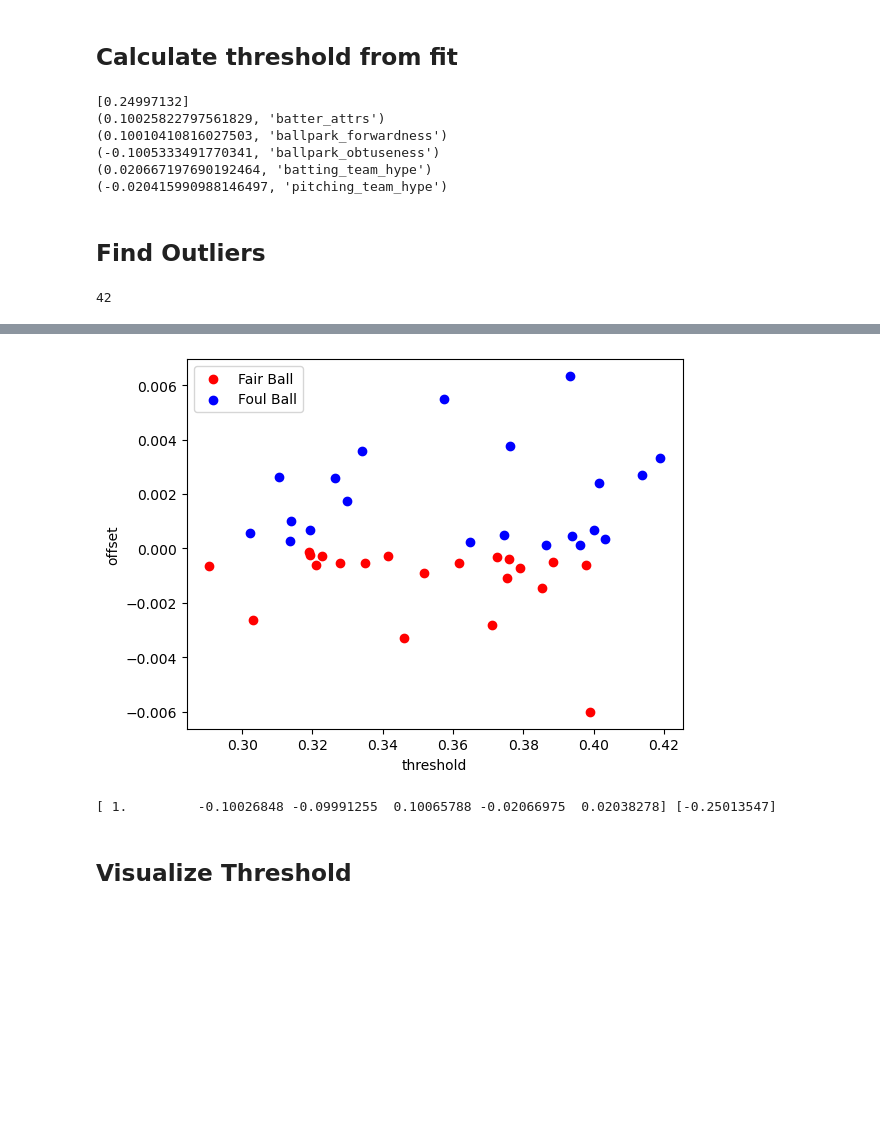
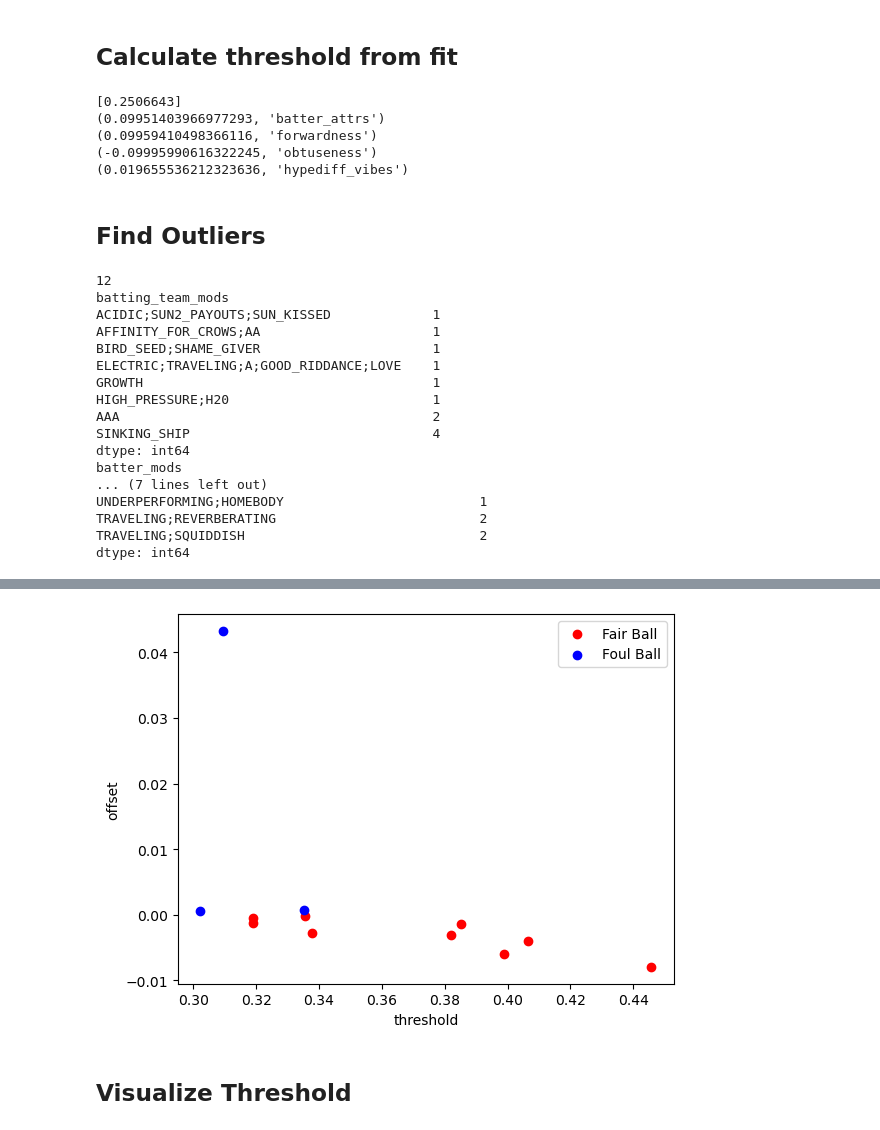
Before and after one commit to xSke/resim, a Jupyter notebook: notebooks/find_roll_formula_fouls.ipynb, the cells around one changed output, grey strips where cells are left out. Cells and saved outputs as stored; diff of their text form; code cells hidden in the pictures; blank space fills up the shorter version.

```diff
--- a/notebooks/find_roll_formula_fouls.ipynb
+++ b/notebooks/find_roll_formula_fouls.ipynb
@@ -230,19 +120,17 @@ digest_list = [
     "div_vibes",
     "musc_vibes",
     "thwack_vibes",
-    "ballpark_forwardness",
-    "ballpark_obtuseness",
+    "forwardness",
+    "obtuseness",
     "game_id",
     "play_count",
-    "batter_mul",
-    # "pitcher_mul",
     "batter_mods",
     "batting_team_mods",
     # "pitcher_mods",
     # "pitching_team_mods",
     "weather",
-    "batting_team_hype",
-    "pitching_team_hype",
+    "hypediff_vibes",
+    "day",
 ]
 # %% [markdown]
 ### Preliminary plot
@@ -279,16 +167,19 @@ ax.legend()
 # %%
 # The "include "passed" in X and then drop it" stuff is useful if you need to exclude a range of rolls,
 # say because there's a max value for the threshold (like in the strike zone formula).
-X = dfc[["passed",
-         "roll",
-         # "div_vibes",
-         # "musc_vibes",
-         # "thwack_vibes",
-         "batter_attrs",
-         "ballpark_forwardness",
-         "ballpark_obtuseness",
-         "batting_team_hype",
-         "pitching_team_hype"]].copy()
+X = dfc[[
+    "passed",
+    "roll",
+    # "div_vibes",
+    # "musc_vibes",
+    # "thwack_vibes",
+    "batter_attrs",
+    "forwardness",
+    "obtuseness",
+    "hypediff_vibes",
+    # "batting_team_hype",
+    # "pitching_team_hype",
+]].copy()
 
 # X = X[X["roll"] < 0.85]
 y = X["passed"].astype("bool")
@@ -354,19 +238,17 @@ for pair in zip(-np.array(coef_list), X.columns):
 # if you want to do a manual version instead, put it here
 
 dfc["threshold"] = (0.250
-                    + 0.10 * df['ballpark_forwardness']
-                    - 0.10 * df['ballpark_obtuseness']
+                    + 0.10 * df['forwardness']
+                    - 0.10 * df['obtuseness']
                     + 0.10 * (df["musc_vibes"] + df["thwack_vibes"] + df["div_vibes"]) / 3
-                    - 0.02 * df['pitching_team_hype']
-                    + 0.02 * df['batting_team_hype']
+                    + 0.02 * df["hypediff_vibes"]
                     )
 # %% [output]
-[0.24997132]
-(0.10025822797561829, 'batter_attrs')
-(0.10010410816027503, 'ballpark_forwardness')
-(-0.1005333491770341, 'ballpark_obtuseness')
-(0.020667197690192464, 'batting_team_hype')
-(-0.020415990988146497, 'pitching_team_hype')
+[0.2506643]
+(0.09951403966977293, 'batter_attrs')
+(0.09959410498366116, 'forwardness')
+(-0.09995990616322245, 'obtuseness')
+(0.019655536212323636, 'hypediff_vibes')
 # %% [markdown]
 ## Find Outliers
 # %%
@@ -393,7 +275,25 @@ ax.legend()
 
 table = outliers
 print(len(outliers))
-table[[*digest_list, "day"]].sort_values("offset", ascending=False)
+print(outliers.groupby(["batting_team_mods"]).size().sort_values())
+print(outliers.groupby(["batter_mods"]).size().sort_values())
+table[[*digest_list, "baserunner_count"]].sort_values("offset", ascending=False)
 # %% [output]
-42
+12
+batting_team_mods
+ACIDIC;SUN2_PAYOUTS;SUN_KISSED             1
+AFFINITY_FOR_CROWS;AA                      1
+BIRD_SEED;SHAME_GIVER                      1
+ELECTRIC;TRAVELING;A;GOOD_RIDDANCE;LOVE    1
+GROWTH                                     1
+HIGH_PRESSURE;H20                          1
+AAA                                        2
+SINKING_SHIP                               4
+dtype: int64
+batter_mods
+... (7 lines left out)
+UNDERPERFORMING;HOMEBODY                         1
+TRAVELING;REVERBERATING                          2
+TRAVELING;SQUIDDISH                              2
+dtype: int64
 |  | event_type | passed | roll | threshold | offset | batter_name | div_vibes | musc_vibes | thwack_vibes | ... |
@@ -416 +312 @@ table[[*digest_list, "day"]].sort_values("offset", ascending=False)
-[figure, old version]
+[figure, new version]
@@ -423,7 +313,3 @@ testdf = dfc[(dfc['batter_name'] == "Sandie Turner")]
-# %%
-print(coef_scaled[0, :], intercept_scaled)
-# %% [output]
-[ 1.         -0.10026848 -0.09991255  0.10065788 -0.02066975  0.02038278] [-0.25013547]
 # %% [markdown]
 ## Visualize Threshold
 # %%
```
Also changed, not shown: parts of 21 cells of this notebook, 2 other files.
